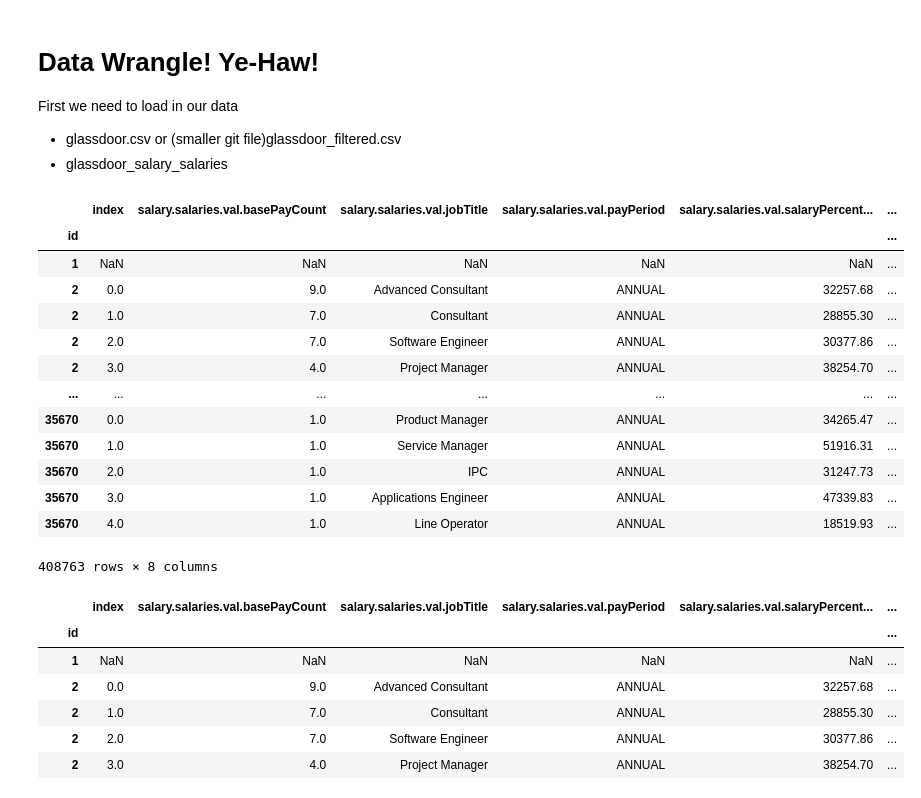
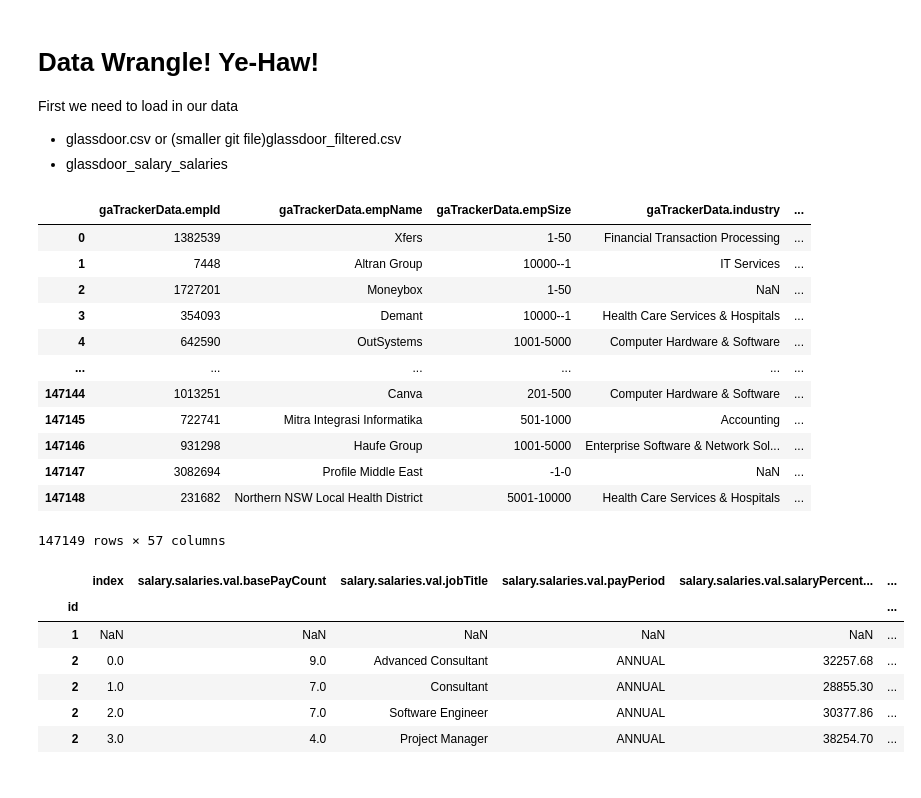
Before and after one commit to giadainnocenti/ETL_DataScience, a Jupyter notebook: DataWrangle.ipynb, the cells around one changed output. Saved outputs shown, nothing was run; the diff lists cells and outputs as text; code cells hidden in the pictures.

Commit message:
cleaning fixing data

```diff
--- a/DataWrangle.ipynb
+++ b/DataWrangle.ipynb
@@ -19,32 +16,26 @@ filtered_file = "Data/glassdoor_filtered.csv"
 # these are the glassdoor job saleries
 salaries_file = "Data/glassdoor_salary_salaries.csv"
 # %%
-# if the main glassdoor file exists, run the pre-cleanup
-if (path.exists(glassdoor_file)):
-    # load in the clean_overly_large_columns python script
-    %run -i 'Data/clean_overly_large_columns.py'
-
 # import the filtered_file
 glassdoor_df = pd.read_csv(filtered_file)
 # set the id column as the index
-glassdoor_df.set_index("id", drop=True, inplace=True)
+glassdoor_df
 #
 glassdoor_df
 # %% [output]
-|  | index | salary.salaries.val.basePayCount | salary.salaries.val.jobTitle | salary.salaries.val.payPeriod | salary.salaries.val.salaryPercent... | ... |
-| id |  |  |  |  |  | ... |
-| 1 | NaN | NaN | NaN | NaN | NaN | ... |
-| 2 | 0.0 | 9.0 | Advanced Consultant | ANNUAL | 32257.68 | ... |
-| 2 | 1.0 | 7.0 | Consultant | ANNUAL | 28855.30 | ... |
-| 2 | 2.0 | 7.0 | Software Engineer | ANNUAL | 30377.86 | ... |
-| 2 | 3.0 | 4.0 | Project Manager | ANNUAL | 38254.70 | ... |
-| ... | ... | ... | ... | ... | ... | ... |
-| 35670 | 0.0 | 1.0 | Product Manager | ANNUAL | 34265.47 | ... |
-| 35670 | 1.0 | 1.0 | Service Manager | ANNUAL | 51916.31 | ... |
-| 35670 | 2.0 | 1.0 | IPC | ANNUAL | 31247.73 | ... |
-| 35670 | 3.0 | 1.0 | Applications Engineer | ANNUAL | 47339.83 | ... |
-| 35670 | 4.0 | 1.0 | Line Operator | ANNUAL | 18519.93 | ... |
+|  | gaTrackerData.empId | gaTrackerData.empName | gaTrackerData.empSize | gaTrackerData.industry | ... |
+| 0 | 1382539 | Xfers | 1-50 | Financial Transaction Processing | ... |
+| 1 | 7448 | Altran Group | 10000--1 | IT Services | ... |
+| 2 | 1727201 | Moneybox | 1-50 | NaN | ... |
+| 3 | 354093 | Demant | 10000--1 | Health Care Services & Hospitals | ... |
+| 4 | 642590 | OutSystems | 1001-5000 | Computer Hardware & Software | ... |
+| ... | ... | ... | ... | ... | ... |
+| 147144 | 1013251 | Canva | 201-500 | Computer Hardware & Software | ... |
+| 147145 | 722741 | Mitra Integrasi Informatika | 501-1000 | Accounting | ... |
+| 147146 | 931298 | Haufe Group | 1001-5000 | Enterprise Software & Network Sol... | ... |
+| 147147 | 3082694 | Profile Middle East | -1-0 | NaN | ... |
+| 147148 | 231682 | Northern NSW Local Health District | 5001-10000 | Health Care Services & Hospitals | ... |
-408763 rows × 8 columns
+147149 rows × 57 columns
 # %%
 # import the salaries_file
 salaries_df = pd.read_csv(salaries_file)
```
Also changed, not shown: parts of 11 cells of this notebook.
